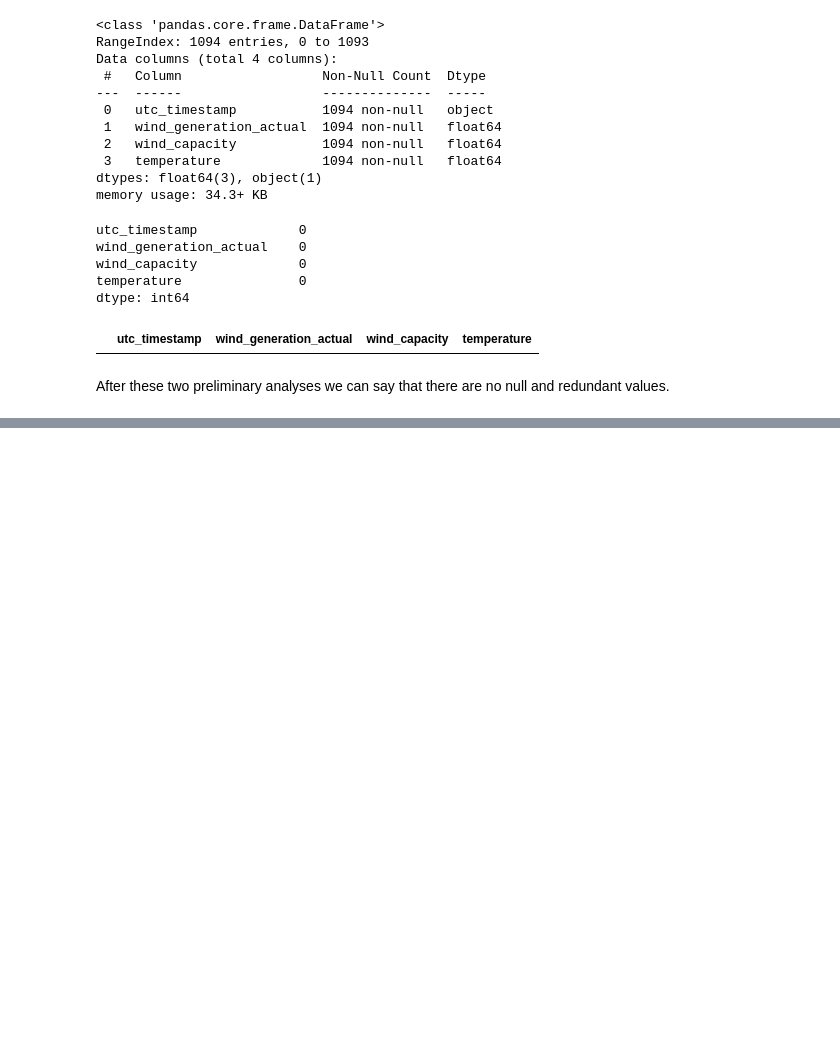
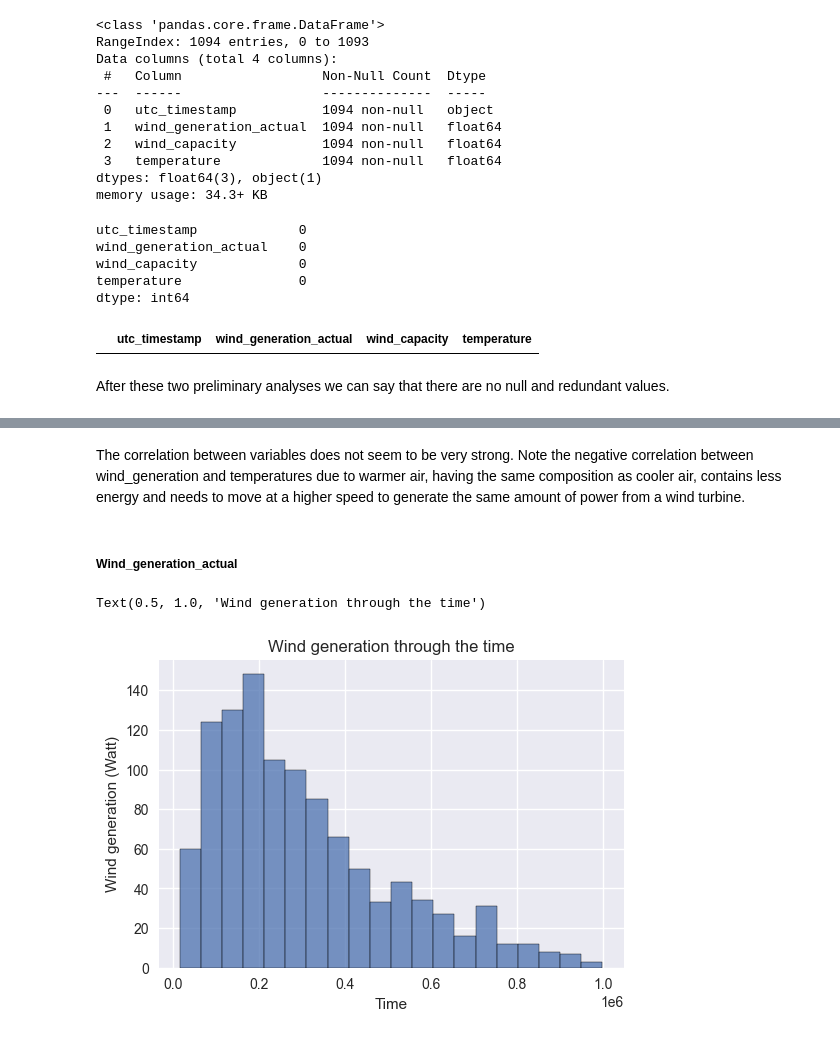
Before and after one commit to AlessandroSignoretto/Statistical_Models_project, a Jupyter notebook: Models_project.ipynb, the cells around one changed output, grey strips where cells are left out. Drawn from its saved outputs; the diff is of its cells as text; code cells hidden in the pictures; blank space fills up the shorter version.

```diff
--- a/Models_project.ipynb
+++ b/Models_project.ipynb
@@ -87,0 +121,13 @@ After these two preliminary analyses we can say that there are no null and redun
+# %% [markdown]
+The correlation between variables does not seem to be very strong. Note the negative correlation between wind_generation and temperatures due to warmer air, having the same composition as cooler air, contains less energy and needs to move at a higher speed to generate the same amount of power from a wind turbine.
+# %% [markdown]
+<h5><b>Wind_generation_actual</b></h5>
+# %%
+plt.figure(figsize=(6,4))
+sns.histplot(Wind_df.wind_generation_actual, bins=20)
+plt.ylabel("Wind generation (Watt)")
+plt.xlabel('Time')
+plt.title("Wind generation through the time")
+# %% [output]
+Text(0.5, 1.0, 'Wind generation through the time')
+[figure, added]
```
Also changed, not shown: parts of 24 cells of this notebook.
